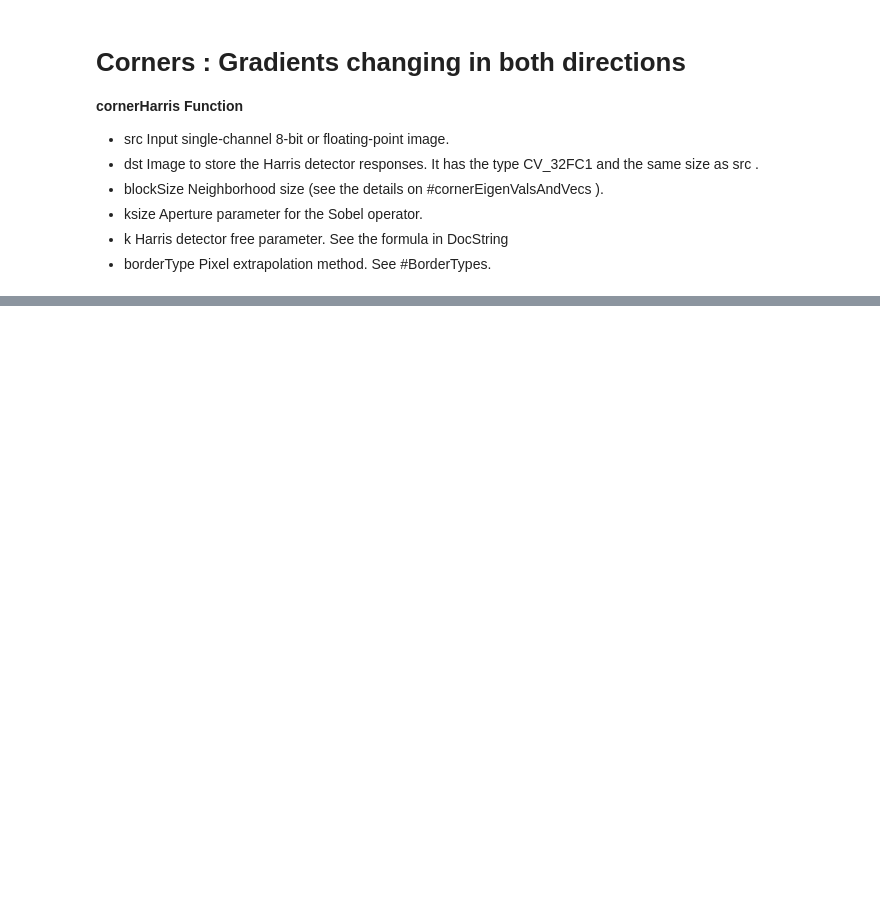
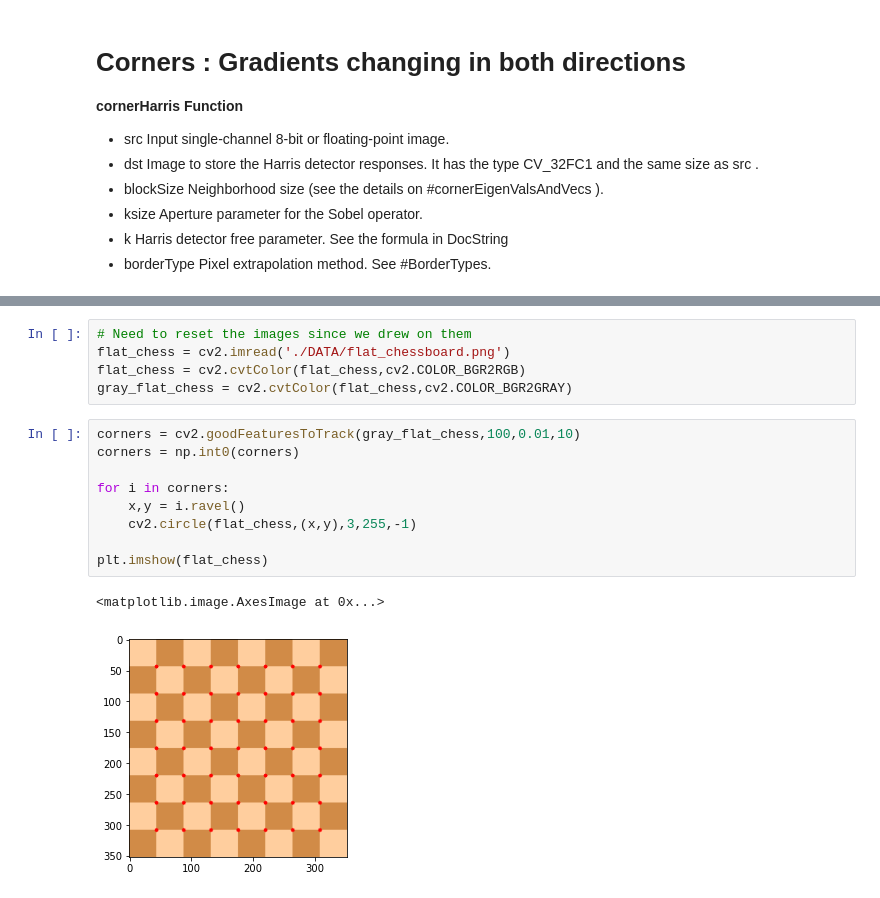
Before and after one commit to darshil0805/OpenCVCourse, a Jupyter notebook: Corner-Detection.ipynb, the cells around one changed output, grey strips where cells are left out. Cells and saved outputs as stored; diff of their text form; blank space fills up the shorter version.

```diff
--- a/Corner-Detection.ipynb
+++ b/Corner-Detection.ipynb
@@ -29,0 +72,17 @@ plt.imshow(gray_flat_chess,cmap='gray')
+# %%
+# Need to reset the images since we drew on them
+flat_chess = cv2.imread('./DATA/flat_chessboard.png')
+flat_chess = cv2.cvtColor(flat_chess,cv2.COLOR_BGR2RGB)
+gray_flat_chess = cv2.cvtColor(flat_chess,cv2.COLOR_BGR2GRAY)
+# %%
+corners = cv2.goodFeaturesToTrack(gray_flat_chess,100,0.01,10)
+corners = np.int0(corners)
+
+for i in corners:
+    x,y = i.ravel()
+    cv2.circle(flat_chess,(x,y),3,255,-1)
+
+plt.imshow(flat_chess)
+# %% [output]
+<matplotlib.image.AxesImage at 0x...>
+[figure, added]
```
Also changed, not shown: parts of 7 cells of this notebook, 7 other files.
